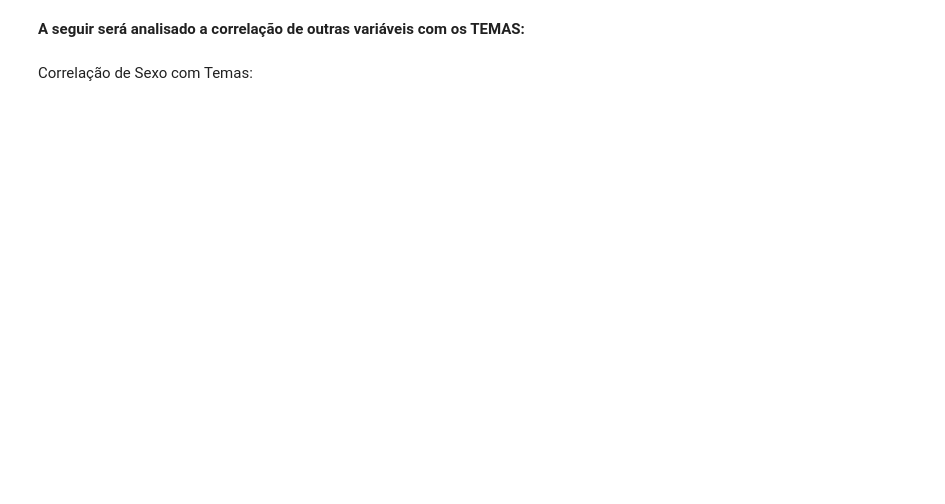
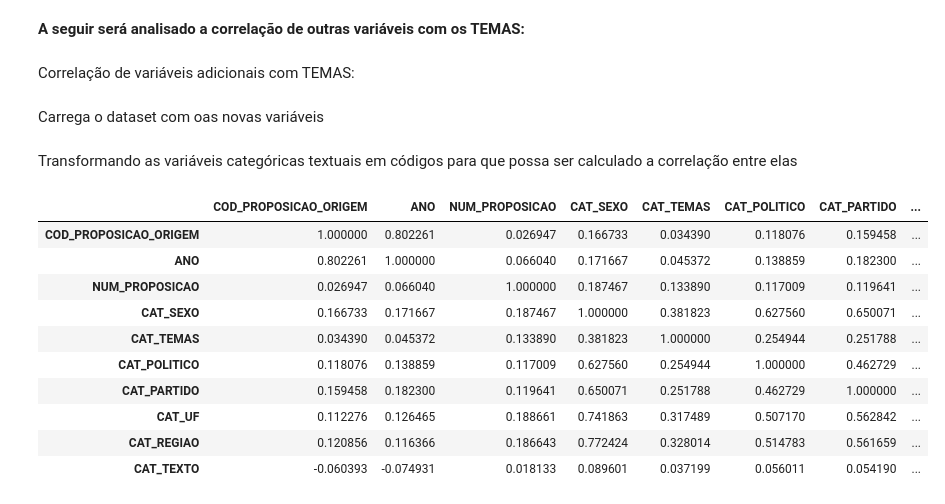
Before and after one commit to DiegoKremer/meu-politico, a Jupyter notebook: data_analysis/analise_proposicoes.ipynb, the cells around one changed output. Cells and saved outputs as stored; diff of their text form; code cells hidden in the pictures; blank space fills up the shorter version.

Commit message:
Correlação de novas variáveis
Introduzidas novas variáveis e identificado correlação entre as mesmas com os Temas.

```diff
--- a/data_analysis/analise_proposicoes.ipynb
+++ b/data_analysis/analise_proposicoes.ipynb
@@ -512,4 +512,54 @@ Name: TEMAS, dtype: float64
 # %% [markdown]
 **A seguir será analisado a correlação de outras variáveis com os TEMAS:**
 # %% [markdown]
-Correlação de Sexo com Temas:
+Correlação de variáveis adicionais com TEMAS:
+# %% [markdown]
+Carrega o dataset com oas novas variáveis
+# %%
+dataset_full = pd.read_excel('dataset_full_feats.xlsx')
+# %% [markdown]
+Transformando as variáveis categóricas textuais em códigos para que possa ser calculado a correlação entre elas
+# %%
+corr_df_prop = dataset_full.copy()
+#Categorização e correlação de SEXO
+corr_df_prop['CAT_SEXO'] = dataset_full['SEXO']
+corr_df_prop.CAT_SEXO = pd.Categorical(corr_df_prop.CAT_SEXO)
+corr_df_prop['CAT_SEXO'] = corr_df_prop.CAT_SEXO.cat.codes
+#Categorização e correlação de TEMAS
+corr_df_prop['CAT_TEMAS'] = dataset_full['TEMAS']
+corr_df_prop.CAT_TEMAS = pd.Categorical(corr_df_prop.CAT_TEMAS)
+corr_df_prop['CAT_TEMAS'] = corr_df_prop.CAT_TEMAS.cat.codes
+#Categorização e correlação de POLITICO
+corr_df_prop['CAT_POLITICO'] = dataset_full['POLITICO']
+corr_df_prop.CAT_POLITICO = pd.Categorical(corr_df_prop.CAT_POLITICO)
+corr_df_prop['CAT_POLITICO'] = corr_df_prop.CAT_POLITICO.cat.codes
+#Categorização e correlação de PARTIDO
+corr_df_prop['CAT_PARTIDO'] = dataset_full['PARTIDO']
+corr_df_prop.CAT_PARTIDO = pd.Categorical(corr_df_prop.CAT_PARTIDO)
+corr_df_prop['CAT_PARTIDO'] = corr_df_prop.CAT_PARTIDO.cat.codes
+#Categorização e correlação de UF
+corr_df_prop['CAT_UF'] = dataset_full['UF']
+corr_df_prop.CAT_UF = pd.Categorical(corr_df_prop.CAT_UF)
+corr_df_prop['CAT_UF'] = corr_df_prop.CAT_UF.cat.codes
+#Categorização e correlação de REGIAO
+corr_df_prop['CAT_REGIAO'] = dataset_full['REGIAO']
+corr_df_prop.CAT_REGIAO = pd.Categorical(corr_df_prop.CAT_REGIAO)
+corr_df_prop['CAT_REGIAO'] = corr_df_prop.CAT_REGIAO.cat.codes
+#Categorização e correlação de TEXTO
+corr_df_prop['CAT_TEXTO'] = dataset_full['TEXTO']
+corr_df_prop.CAT_TEXTO = pd.Categorical(corr_df_prop.CAT_TEXTO)
+corr_df_prop['CAT_TEXTO'] = corr_df_prop.CAT_TEXTO.cat.codes
+#Exibe a correlação:
+corr_df_prop.corr()
+# %% [output]
+|  | COD_PROPOSICAO_ORIGEM | ANO | NUM_PROPOSICAO | CAT_SEXO | CAT_TEMAS | CAT_POLITICO | CAT_PARTIDO | ... |
+| COD_PROPOSICAO_ORIGEM | 1.000000 | 0.802261 | 0.026947 | 0.166733 | 0.034390 | 0.118076 | 0.159458 | ... |
+| ANO | 0.802261 | 1.000000 | 0.066040 | 0.171667 | 0.045372 | 0.138859 | 0.182300 | ... |
+| NUM_PROPOSICAO | 0.026947 | 0.066040 | 1.000000 | 0.187467 | 0.133890 | 0.117009 | 0.119641 | ... |
+| CAT_SEXO | 0.166733 | 0.171667 | 0.187467 | 1.000000 | 0.381823 | 0.627560 | 0.650071 | ... |
+| CAT_TEMAS | 0.034390 | 0.045372 | 0.133890 | 0.381823 | 1.000000 | 0.254944 | 0.251788 | ... |
+| CAT_POLITICO | 0.118076 | 0.138859 | 0.117009 | 0.627560 | 0.254944 | 1.000000 | 0.462729 | ... |
+| CAT_PARTIDO | 0.159458 | 0.182300 | 0.119641 | 0.650071 | 0.251788 | 0.462729 | 1.000000 | ... |
+| CAT_UF | 0.112276 | 0.126465 | 0.188661 | 0.741863 | 0.317489 | 0.507170 | 0.562842 | ... |
+| CAT_REGIAO | 0.120856 | 0.116366 | 0.186643 | 0.772424 | 0.328014 | 0.514783 | 0.561659 | ... |
+| CAT_TEXTO | -0.060393 | -0.074931 | 0.018133 | 0.089601 | 0.037199 | 0.056011 | 0.054190 | ... |
```
Also changed, not shown: parts of 8 cells of this notebook.
